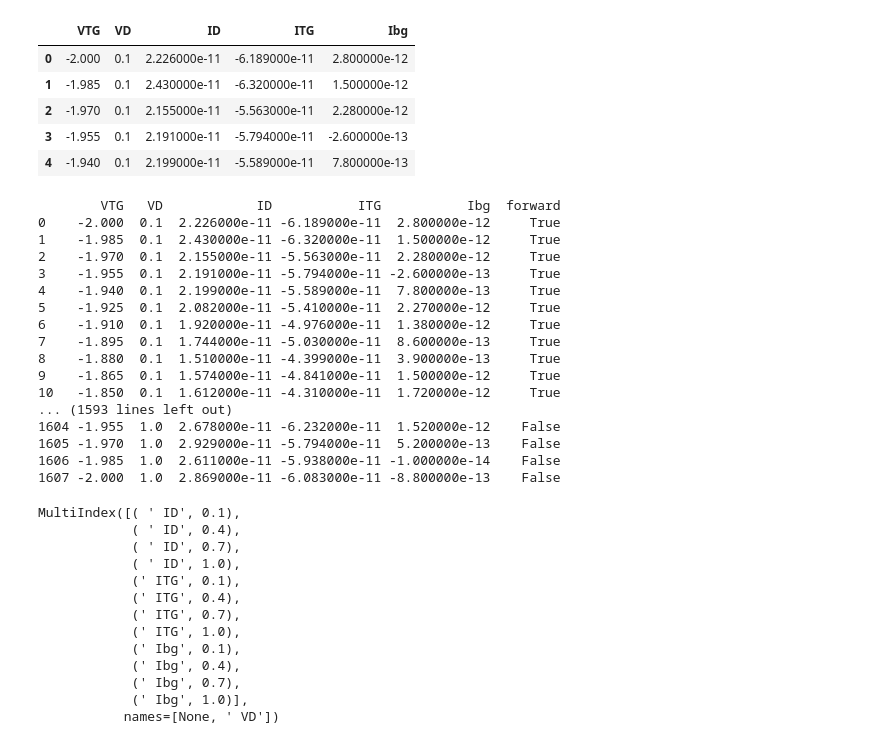
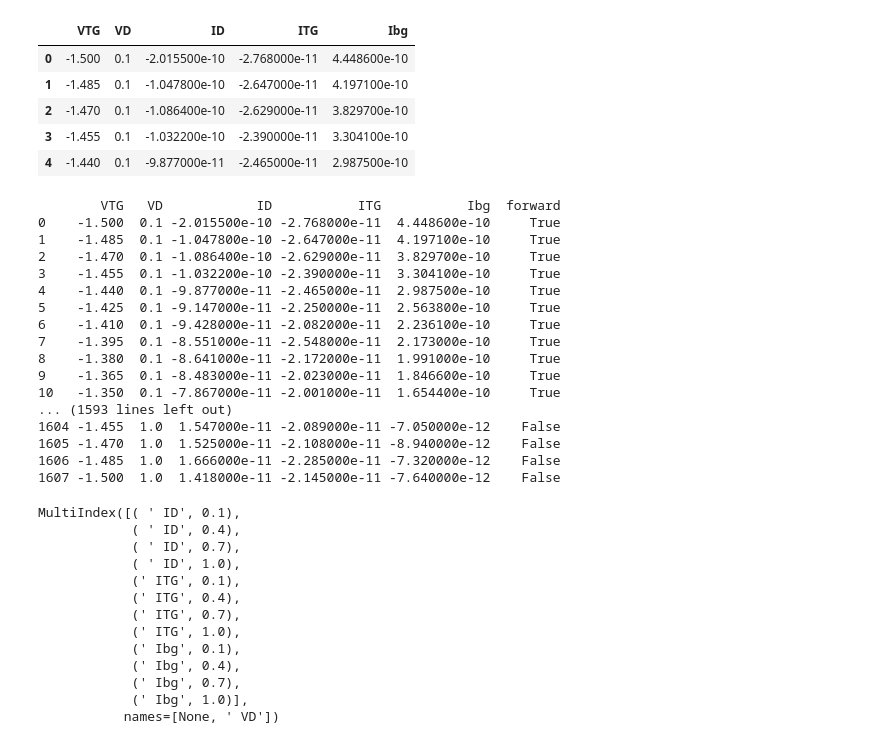
Before and after one commit to Integralophie/MoS2_data_cleaning, a Jupyter notebook: data_cleaning_IdVtg.ipynb, the cells around one changed output. Drawn from its saved outputs; the diff is of its cells as text; code cells hidden in the pictures.

```diff
--- a/data_cleaning_IdVtg.ipynb
+++ b/data_cleaning_IdVtg.ipynb
@@ -16,24 +17,24 @@ for filename in os.listdir(directory_path):
     if os.path.isfile(file_path):
         file_list.append(file_path)
 # %%
-filename = 'IdVtg\E44-T1_ExfoliatedMoS2_TGIdVg_.csv'
+filename = 'C:\\Users\\sophi\\Box\\MoS2Project\\2025-10-16-CVD-IdVtg\\R10C11-T__ExfoliatedMoS2_TGIdVg.csv'
 df  = pd.read_csv(filename, skiprows=256)
 df.drop(df.columns[0], axis=1, inplace=True)
 
 Vbg = df.iloc[1, 2]
 df.drop(columns=[' Vbg', ' IS'], inplace=True)
 
 
 
 
 df.head()
 # %% [output]
 |  | VTG | VD | ID | ITG | Ibg |
-| 0 | -2.000 | 0.1 | 2.226000e-11 | -6.189000e-11 | 2.800000e-12 |
-| 1 | -1.985 | 0.1 | 2.430000e-11 | -6.320000e-11 | 1.500000e-12 |
-| 2 | -1.970 | 0.1 | 2.155000e-11 | -5.563000e-11 | 2.280000e-12 |
-| 3 | -1.955 | 0.1 | 2.191000e-11 | -5.794000e-11 | -2.600000e-13 |
-| 4 | -1.940 | 0.1 | 2.199000e-11 | -5.589000e-11 | 7.800000e-13 |
+| 0 | -1.500 | 0.1 | -2.015500e-10 | -2.768000e-11 | 4.448600e-10 |
+| 1 | -1.485 | 0.1 | -1.047800e-10 | -2.647000e-11 | 4.197100e-10 |
+| 2 | -1.470 | 0.1 | -1.086400e-10 | -2.629000e-11 | 3.829700e-10 |
+| 3 | -1.455 | 0.1 | -1.032200e-10 | -2.390000e-11 | 3.304100e-10 |
+| 4 | -1.440 | 0.1 | -9.877000e-11 | -2.465000e-11 | 2.987500e-10 |
 # %%
 df[' forward'] = True
 
@@ -46,22 +47,22 @@ with pd.option_context('display.max_rows', None, 'display.max_columns', None):
     print(df)
 # %% [output]
         VTG   VD            ID           ITG           Ibg  forward
-0    -2.000  0.1  2.226000e-11 -6.189000e-11  2.800000e-12     True
-1    -1.985  0.1  2.430000e-11 -6.320000e-11  1.500000e-12     True
-2    -1.970  0.1  2.155000e-11 -5.563000e-11  2.280000e-12     True
-3    -1.955  0.1  2.191000e-11 -5.794000e-11 -2.600000e-13     True
-4    -1.940  0.1  2.199000e-11 -5.589000e-11  7.800000e-13     True
-5    -1.925  0.1  2.082000e-11 -5.410000e-11  2.270000e-12     True
-6    -1.910  0.1  1.920000e-11 -4.976000e-11  1.380000e-12     True
-7    -1.895  0.1  1.744000e-11 -5.030000e-11  8.600000e-13     True
-8    -1.880  0.1  1.510000e-11 -4.399000e-11  3.900000e-13     True
-9    -1.865  0.1  1.574000e-11 -4.841000e-11  1.500000e-12     True
-10   -1.850  0.1  1.612000e-11 -4.310000e-11  1.720000e-12     True
+0    -1.500  0.1 -2.015500e-10 -2.768000e-11  4.448600e-10     True
+1    -1.485  0.1 -1.047800e-10 -2.647000e-11  4.197100e-10     True
+2    -1.470  0.1 -1.086400e-10 -2.629000e-11  3.829700e-10     True
+3    -1.455  0.1 -1.032200e-10 -2.390000e-11  3.304100e-10     True
+4    -1.440  0.1 -9.877000e-11 -2.465000e-11  2.987500e-10     True
+5    -1.425  0.1 -9.147000e-11 -2.250000e-11  2.563800e-10     True
+6    -1.410  0.1 -9.428000e-11 -2.082000e-11  2.236100e-10     True
+7    -1.395  0.1 -8.551000e-11 -2.548000e-11  2.173000e-10     True
+8    -1.380  0.1 -8.641000e-11 -2.172000e-11  1.991000e-10     True
+9    -1.365  0.1 -8.483000e-11 -2.023000e-11  1.846600e-10     True
+10   -1.350  0.1 -7.867000e-11 -2.001000e-11  1.654400e-10     True
 ... (1593 lines left out)
-1604 -1.955  1.0  2.678000e-11 -6.232000e-11  1.520000e-12    False
-1605 -1.970  1.0  2.929000e-11 -5.794000e-11  5.200000e-13    False
-1606 -1.985  1.0  2.611000e-11 -5.938000e-11 -1.000000e-14    False
-1607 -2.000  1.0  2.869000e-11 -6.083000e-11 -8.800000e-13    False
+1604 -1.455  1.0  1.547000e-11 -2.089000e-11 -7.050000e-12    False
+1605 -1.470  1.0  1.525000e-11 -2.108000e-11 -8.940000e-12    False
+1606 -1.485  1.0  1.666000e-11 -2.285000e-11 -7.320000e-12    False
+1607 -1.500  1.0  1.418000e-11 -2.145000e-11 -7.640000e-12    False
 # %%
 df_new = pd.pivot_table(df,columns=' VD',values=[' ID',' ITG',' Ibg'],index=[' VTG',' forward'])
 df_new.columns
```
Also changed, not shown: parts of 18 cells of this notebook, 2 other files.
